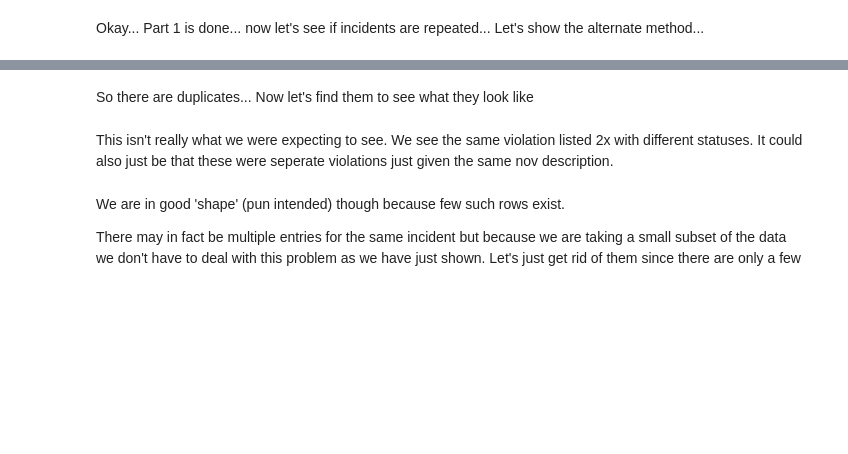
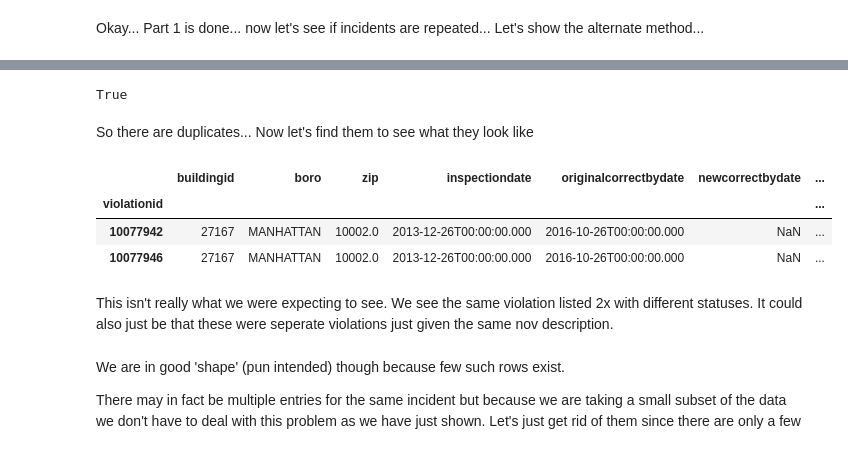
Before and after one commit to harisx91/NYCHousingMaintenanceCodeProject, a Jupyter notebook: notebooks/HousingCleaning.ipynb, the cells around one changed output, grey strips where cells are left out. Drawn from its saved outputs; the diff is of its cells as text; code cells hidden in the pictures; blank space fills up the shorter version.

```diff
--- a/notebooks/HousingCleaning.ipynb
+++ b/notebooks/HousingCleaning.ipynb
@@ -142,14 +216,21 @@ filteredData.columns
 # %%
-filteredData.duplicated(subset = ['buildingid', 'boro', 'zip', 'inspectiondate', 'certifieddate',
+filteredData.duplicated(subset = ['buildingid', 'boro', 'zip', 'inspectiondate',
        'originalcorrectbydate', 'novdescription', 'class',
        ]).any()
+# %% [output]
+True
 # %% [markdown]
 So there are duplicates... Now let's find them to see what they look like
 # %%
-dups = filteredData[filteredData.duplicated(subset = ['buildingid', 'boro', 'zip', 'inspectiondate', 'certifieddate',
+dups = filteredData[filteredData.duplicated(subset = ['buildingid', 'boro', 'zip', 'inspectiondate',
        'originalcorrectbydate', 'novdescription', 'class',
        ], keep = False)]
 dups.head(2)
+# %% [output]
+|  | buildingid | boro | zip | inspectiondate | originalcorrectbydate | newcorrectbydate | ... |
+| violationid |  |  |  |  |  |  | ... |
+| 10077942 | 27167 | MANHATTAN | 10002.0 | 2013-12-26T00:00:00.000 | 2016-10-26T00:00:00.000 | NaN | ... |
+| 10077946 | 27167 | MANHATTAN | 10002.0 | 2013-12-26T00:00:00.000 | 2016-10-26T00:00:00.000 | NaN | ... |
 # %% [markdown]
 This isn't really what we were expecting to see. We see the same violation listed 2x with different statuses. It could also just be that these were seperate violations just given the same nov description.
 # %% [markdown]
```
Also changed, not shown: parts of 28 cells of this notebook, 9 other files.
